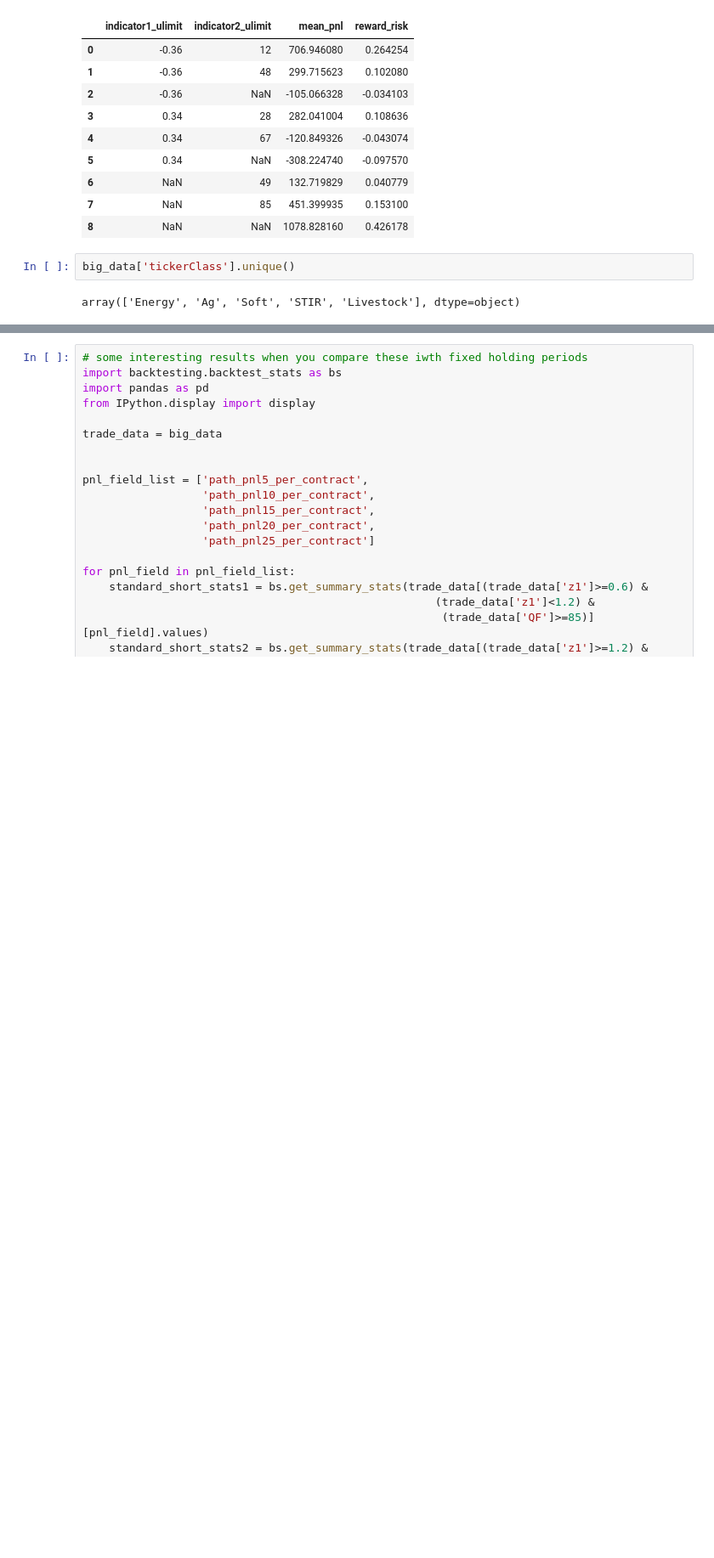
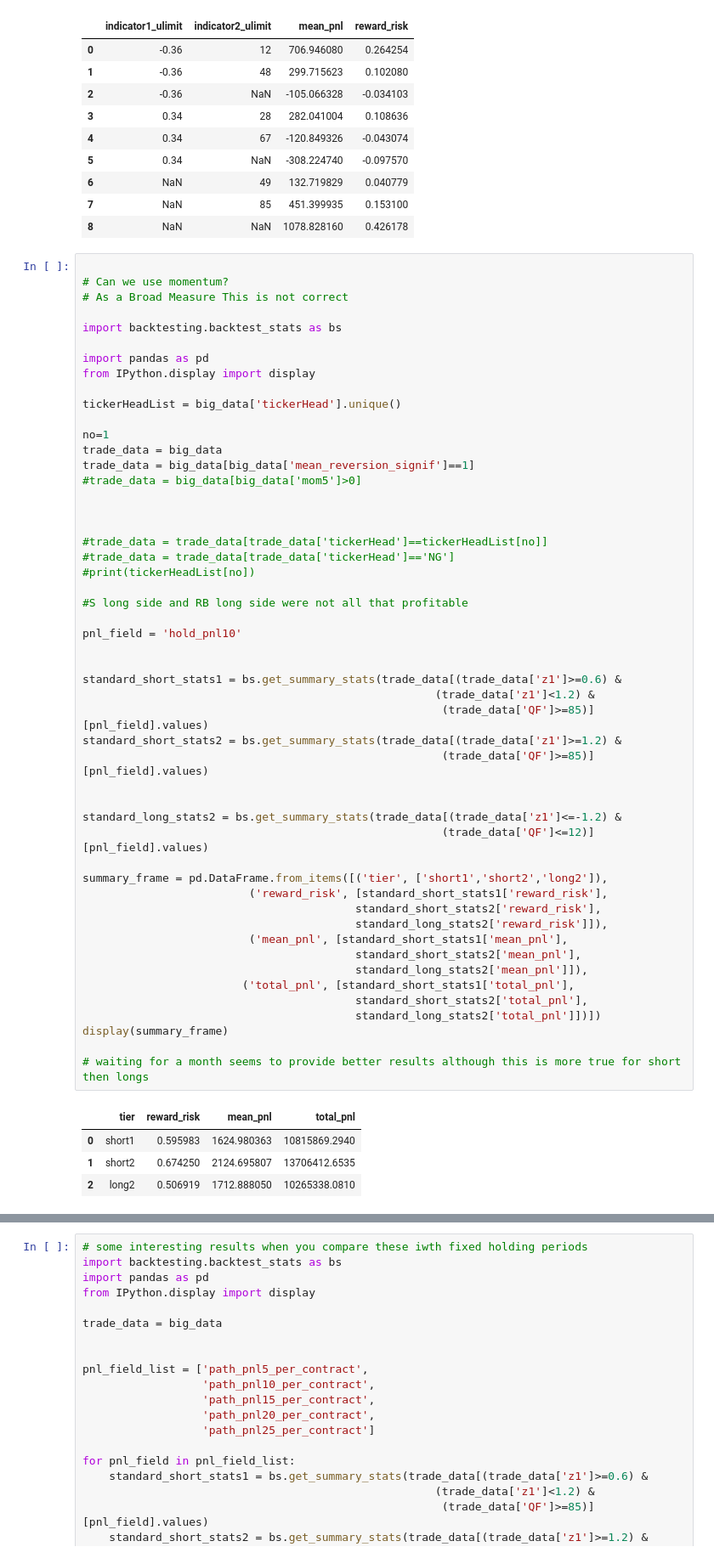
Before and after one commit to d0p34m1n3/repo_barbarossa, a Jupyter notebook: PycharmProjects/backtesting/test_backtest_futures_butterfly.ipynb, the cells around one changed output, grey strips where cells are left out. Shown at 85% size. Cells and saved outputs as stored; diff of their text form; blank space fills up the shorter version.

```diff
--- a/PycharmProjects/backtesting/test_backtest_futures_butterfly.ipynb
+++ b/PycharmProjects/backtesting/test_backtest_futures_butterfly.ipynb
@@ -175,9 +259,61 @@ bs.get_indicator_rr_double_table(trade_data=big_data,indicator_list=['z1','QF'],
 | 6 | NaN | 49 | 132.719829 | 0.040779 |
 | 7 | NaN | 85 | 451.399935 | 0.153100 |
 | 8 | NaN | NaN | 1078.828160 | 0.426178 |
-# %%
-big_data['tickerClass'].unique()
-# %% [output]
-array(['Energy', 'Ag', 'Soft', 'STIR', 'Livestock'], dtype=object)
+# %%
+
+# Can we use momentum?
+# As a Broad Measure This is not correct
+
+import backtesting.backtest_stats as bs
+
+import pandas as pd
+from IPython.display import display
+
+tickerHeadList = big_data['tickerHead'].unique()
+
+no=1
+trade_data = big_data
+trade_data = big_data[big_data['mean_reversion_signif']==1]
+#trade_data = big_data[big_data['mom5']>0]
+
+
+
+#trade_data = trade_data[trade_data['tickerHead']==tickerHeadList[no]]
+#trade_data = trade_data[trade_data['tickerHead']=='NG']
+#print(tickerHeadList[no])
+
+#S long side and RB long side were not all that profitable
+
+pnl_field = 'hold_pnl10'
+
+
+standard_short_stats1 = bs.get_summary_stats(trade_data[(trade_data['z1']>=0.6) &
+                                                     (trade_data['z1']<1.2) &
+                                                      (trade_data['QF']>=85)][pnl_field].values)
+standard_short_stats2 = bs.get_summary_stats(trade_data[(trade_data['z1']>=1.2) &
+                                                      (trade_data['QF']>=85)][pnl_field].values)
+
+
+standard_long_stats2 = bs.get_summary_stats(trade_data[(trade_data['z1']<=-1.2) &
+                                                      (trade_data['QF']<=12)][pnl_field].values)
+
+summary_frame = pd.DataFrame.from_items([('tier', ['short1','short2','long2']),
+                         ('reward_risk', [standard_short_stats1['reward_risk'],
+                                         standard_short_stats2['reward_risk'],
+                                         standard_long_stats2['reward_risk']]),
+                         ('mean_pnl', [standard_short_stats1['mean_pnl'],
+                                         standard_short_stats2['mean_pnl'],
+                                         standard_long_stats2['mean_pnl']]),
+                        ('total_pnl', [standard_short_stats1['total_pnl'],
+                                         standard_short_stats2['total_pnl'],
+                                         standard_long_stats2['total_pnl']])])
+display(summary_frame)
+
+# waiting for a month seems to provide better results although this is more true for short then longs
+# %% [output]
+|  | tier | reward_risk | mean_pnl | total_pnl |
+| 0 | short1 | 0.595983 | 1624.980363 | 10815869.2940 |
+| 1 | short2 | 0.674250 | 2124.695807 | 13706412.6535 |
+| 2 | long2 | 0.506919 | 1712.888050 | 10265338.0810 |
 # %%
 import backtesting.backtest_stats as bs
```
Also changed, not shown: parts of 14 cells of this notebook, 4 other files.
